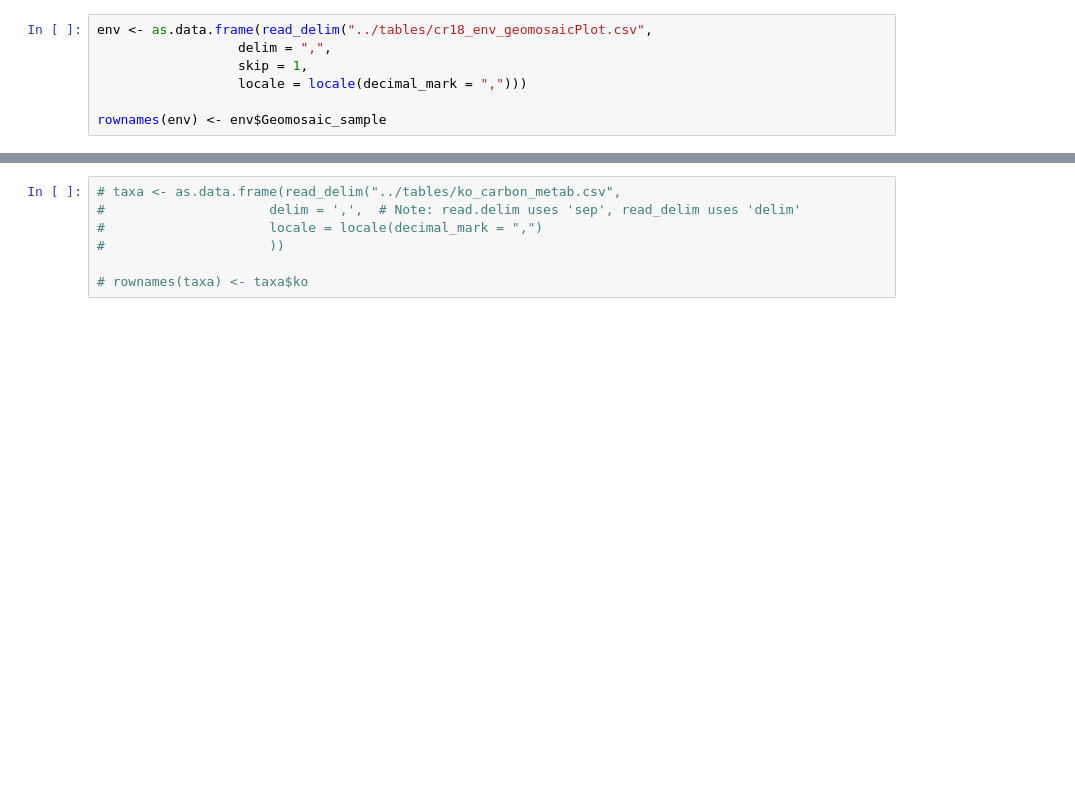
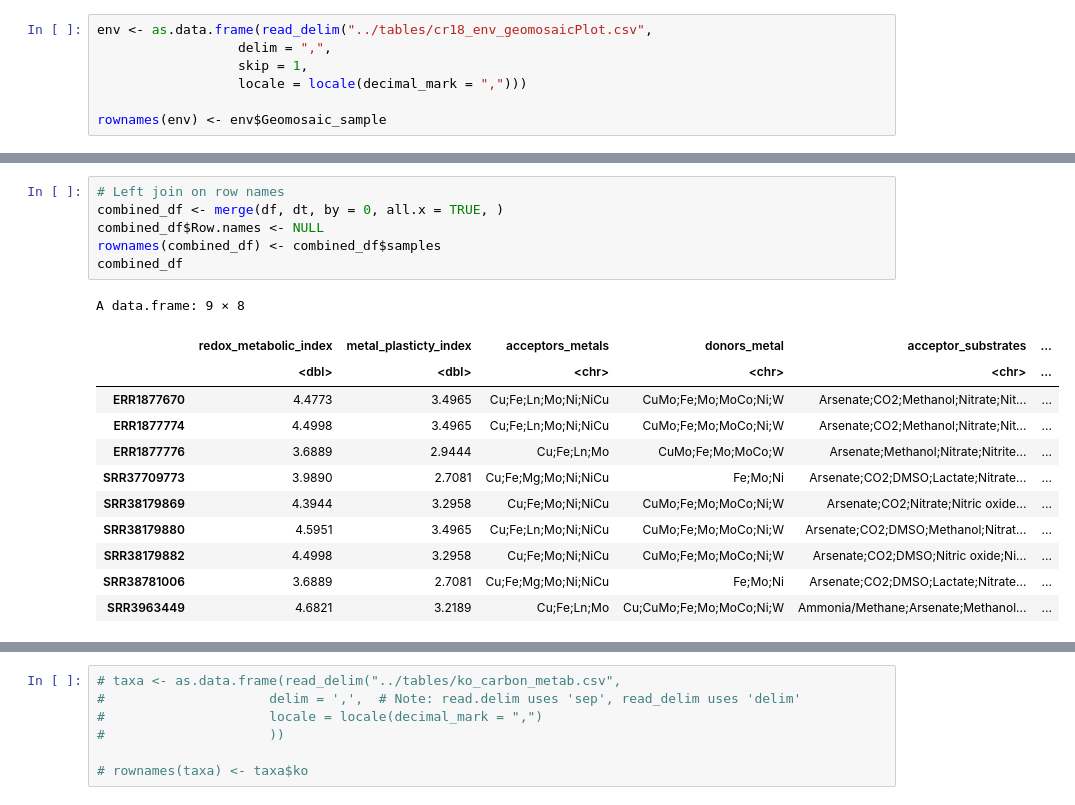
Before and after one commit to EdoT99/geomosaic_cookbook, a Jupyter notebook: notebooks/geomosaic_rmi-rpi-indexes.ipynb, the cells around one changed output, grey strips where cells are left out. Drawn from its saved outputs; the diff is of its cells as text; blank space fills up the shorter version.

```diff
--- a/notebooks/geomosaic_rmi-rpi-indexes.ipynb
+++ b/notebooks/geomosaic_rmi-rpi-indexes.ipynb
@@ -64,0 +118,19 @@ rownames(env) <- env$Geomosaic_sample
+# %%
+# Left join on row names
+combined_df <- merge(df, dt, by = 0, all.x = TRUE, )
+combined_df$Row.names <- NULL
+rownames(combined_df) <- combined_df$samples
+combined_df
+# %% [output]
+A data.frame: 9 × 8
+|  | redox_metabolic_index | metal_plasticty_index | acceptors_metals | donors_metal | acceptor_substrates | ... |
+|  | <dbl> | <dbl> | <chr> | <chr> | <chr> | ... |
+| ERR1877670 | 4.4773 | 3.4965 | Cu;Fe;Ln;Mo;Ni;NiCu | CuMo;Fe;Mo;MoCo;Ni;W | Arsenate;CO2;Methanol;Nitrate;Nit... | ... |
+| ERR1877774 | 4.4998 | 3.4965 | Cu;Fe;Ln;Mo;Ni;NiCu | CuMo;Fe;Mo;MoCo;Ni;W | Arsenate;CO2;Methanol;Nitrate;Nit... | ... |
+| ERR1877776 | 3.6889 | 2.9444 | Cu;Fe;Ln;Mo | CuMo;Fe;Mo;MoCo;W | Arsenate;Methanol;Nitrate;Nitrite... | ... |
+| SRR37709773 | 3.9890 | 2.7081 | Cu;Fe;Mg;Mo;Ni;NiCu | Fe;Mo;Ni | Arsenate;CO2;DMSO;Lactate;Nitrate... | ... |
+| SRR38179869 | 4.3944 | 3.2958 | Cu;Fe;Mo;Ni;NiCu | CuMo;Fe;Mo;MoCo;Ni;W | Arsenate;CO2;Nitrate;Nitric oxide... | ... |
+| SRR38179880 | 4.5951 | 3.4965 | Cu;Fe;Ln;Mo;Ni;NiCu | CuMo;Fe;Mo;MoCo;Ni;W | Arsenate;CO2;DMSO;Methanol;Nitrat... | ... |
+| SRR38179882 | 4.4998 | 3.2958 | Cu;Fe;Mo;Ni;NiCu | CuMo;Fe;Mo;MoCo;Ni;W | Arsenate;CO2;DMSO;Nitric oxide;Ni... | ... |
+| SRR38781006 | 3.6889 | 2.7081 | Cu;Fe;Mg;Mo;Ni;NiCu | Fe;Mo;Ni | Arsenate;CO2;DMSO;Lactate;Nitrate... | ... |
+| SRR3963449 | 4.6821 | 3.2189 | Cu;Fe;Ln;Mo | Cu;CuMo;Fe;Mo;MoCo;Ni;W | Ammonia/Methane;Arsenate;Methanol... | ... |
```
Also changed, not shown: parts of 8 cells of this notebook.
